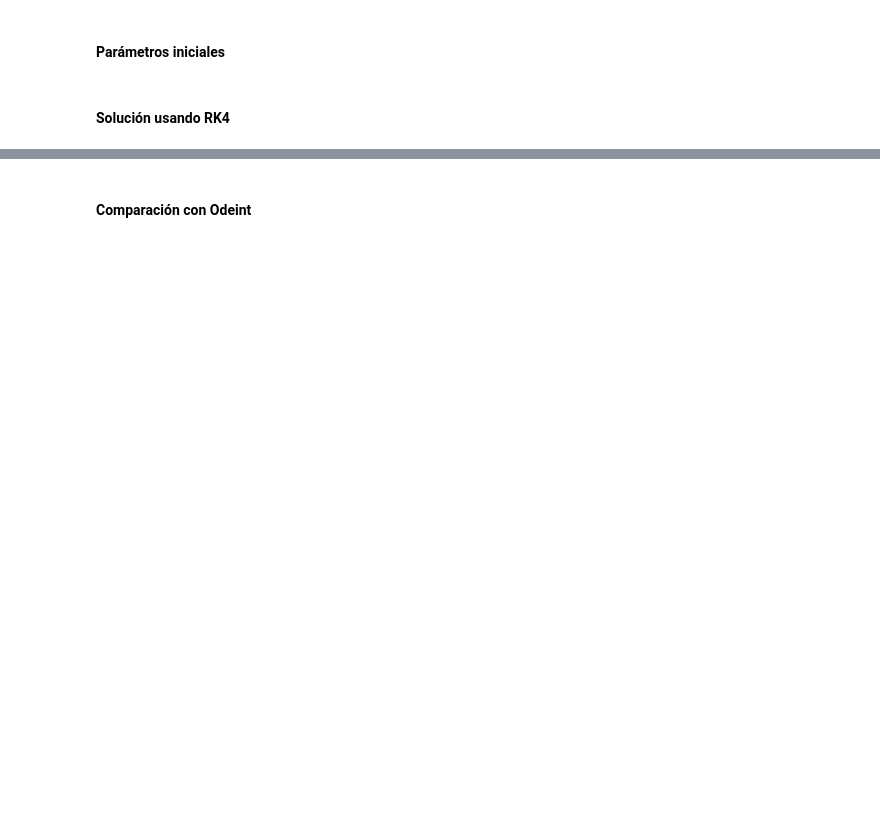
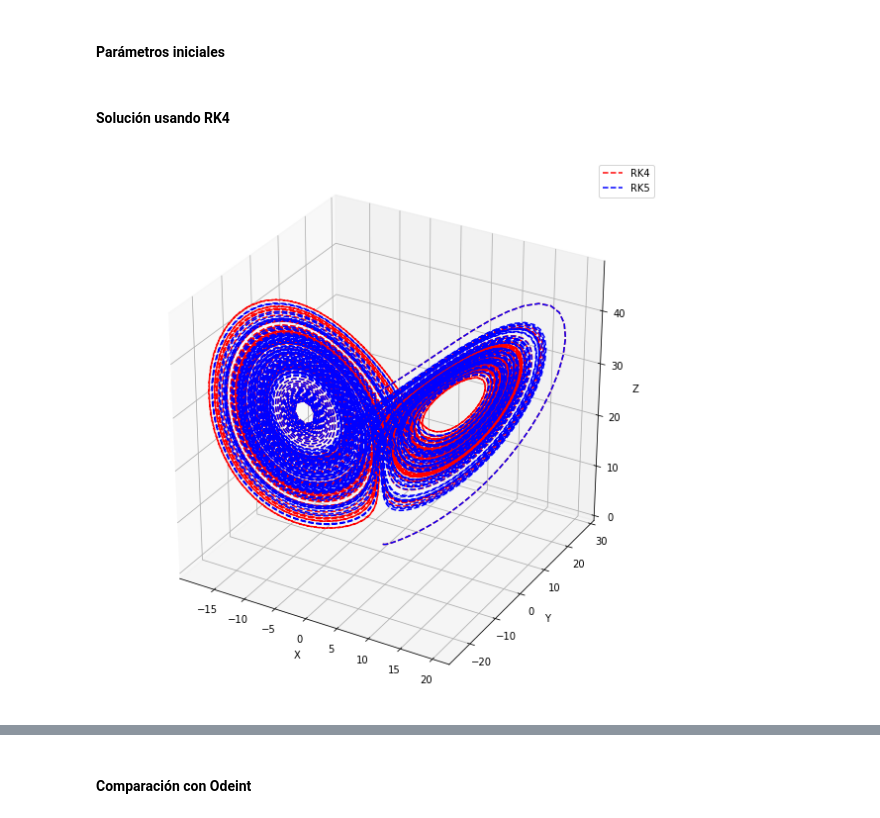
Before and after one commit to asantiagod/Lorentz_System, a Jupyter notebook: TrabajoFinal.ipynb, the cells around one changed output, grey strips where cells are left out. Saved outputs shown, nothing was run; the diff lists cells and outputs as text; code cells hidden in the pictures; blank space fills up the shorter version.

```diff
--- a/TrabajoFinal.ipynb
+++ b/TrabajoFinal.ipynb
@@ -42,3 +43,31 @@ X0 = np.array([0., 1., 0.])
 param = [10., 28., 8./3.]
 # %% [markdown]
 #### Solución usando RK4
+# %%
+fig = plt.figure(figsize=(10,10))
+ax = fig.gca(projection='3d')
+
+sol = rk4.solve(lorentz, X0, 0., 100., 10000, param)
+t = sol[0]
+x = sol[1][:,0]
+y = sol[1][:,1]
+z = sol[1][:,2]
+ax.plot(x, y, z,'--r',label="RK4")
+
+sol = rk5.solve(lorentz, X0, 0., 100., 10000, param)
+t = sol[0]
+x = sol[1][:,0]
+y = sol[1][:,1]
+z = sol[1][:,2]
+
+ax.plot(x, y, z,'--b',label="RK5")
+ax.set_xlabel("X")
+ax.set_ylabel("Y")
+ax.set_zlabel("Z")
+
+plt.legend()
+#Rotación del punto de vista para que coincida con el ejemplo
+#ax.view_init(22, -162)
+plt.show()
+# %% [output]
+[figure, added]
```
Also changed, not shown: parts of 8 cells of this notebook, 1 other file.
